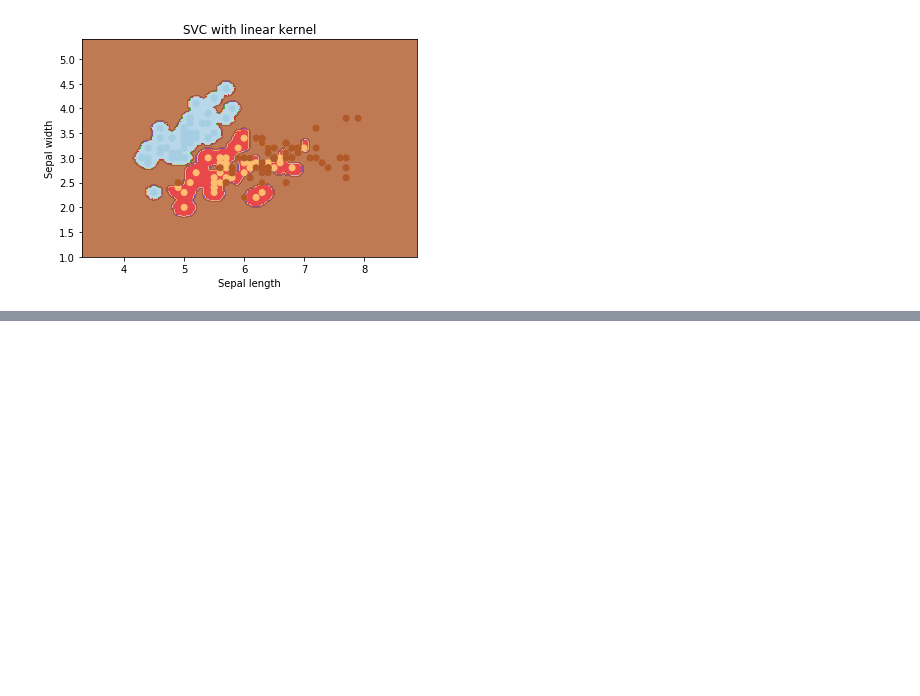
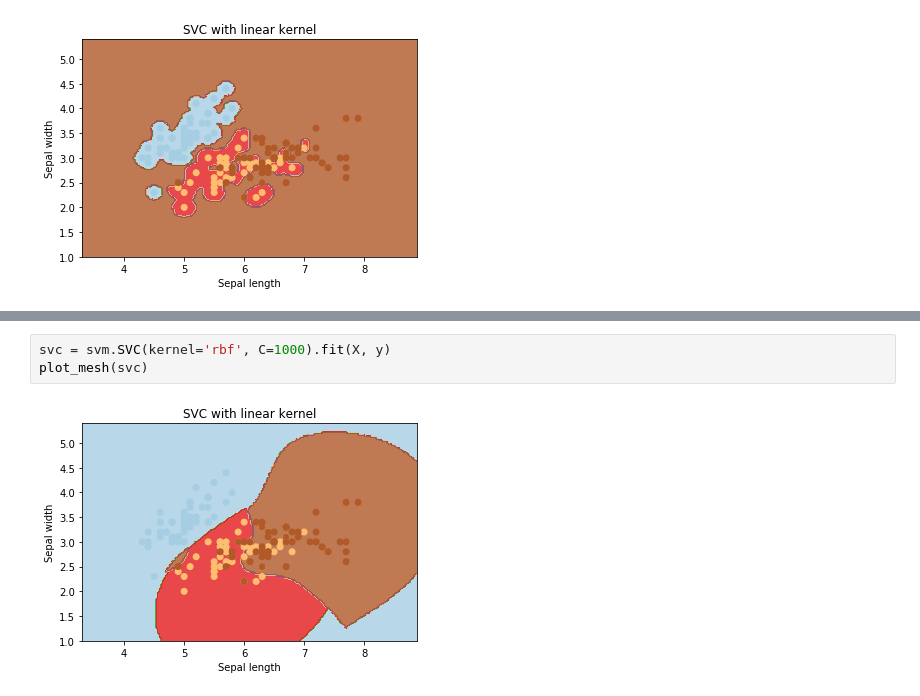
Before and after one commit to shawnngtq/machine-learning, a Jupyter notebook: scikit_examples/support-vector-machine.ipynb, the cells around one changed output, grey strips where cells are left out. Saved outputs shown, nothing was run; the diff lists cells and outputs as text; blank space fills up the shorter version.

```diff
--- a/scikit_examples/support-vector-machine.ipynb
+++ b/scikit_examples/support-vector-machine.ipynb
@@ -57,0 +69,5 @@ plot_mesh(svc)
+# %%
+svc = svm.SVC(kernel='rbf', C=1000).fit(X, y)
+plot_mesh(svc)
+# %% [output]
+[figure, added]
```
Also changed, not shown: parts of 3 cells of this notebook.
